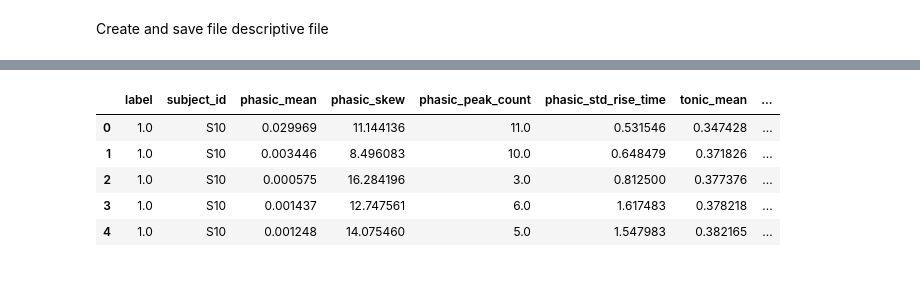
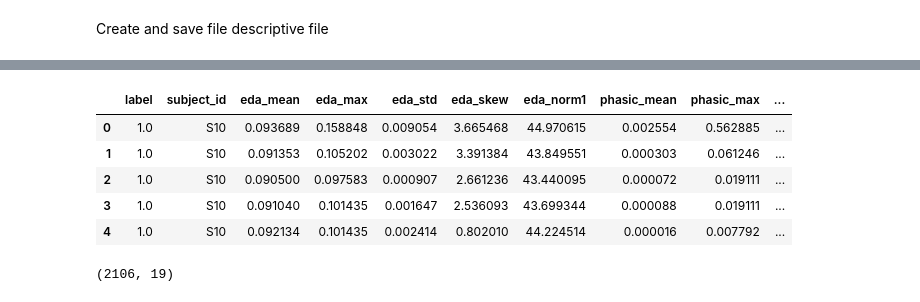
Before and after one commit to SavianViera/EDA_Stress_Prediction_Model, a Jupyter notebook: python_code/Statistical_Feature_Extraction.ipynb, the cells around one changed output, grey strips where cells are left out. Cells and saved outputs as stored; diff of their text form; code cells hidden in the pictures.

```diff
--- a/python_code/Statistical_Feature_Extraction.ipynb
+++ b/python_code/Statistical_Feature_Extraction.ipynb
@@ -97,0 +150,3 @@ phasic_10 = reshape_function(phasic, name='Phasic')
+# %%
+tonic_descriptives = sig2features(tonic_reshaped, 'tonic')
+tonic_descriptives.head()
@@ -164,0 +162,8 @@ phasic_descriptives.head()
+# %%
+# Test example before I implemented on full dataframe the rise time standard deviation descriptive
+phasic_reshape = reshape_function(phasic, name='Phasic')
+row_example = phasic_reshape.iloc[0:1,2:]
+signals, info = nk.eda_peaks(np.array(row_example).flatten(), sampling_rate=fs)
+# Calculate rise times in seconds
+rise_times_sec = (info["SCR_Peaks"] - info["SCR_Onsets"]) / fs
+np.nanstd(rise_times_sec)
@@ -164,0 +172,4 @@ phasic_descriptives.head()
+# %%
+
+phasic_descriptives = sig2features(phasic_reshape, 'phasic')
+phasic_descriptives.head()
@@ -165,2 +183,6 @@ phasic_descriptives.head()
 # %% [markdown]
 Create and save file descriptive file
+# %%
+eda_reshaped = reshape_function(eda, name='EDA')
+eda_descriptives = sig2features(eda_reshaped, 'eda')
+eda_descriptives.head()
@@ -167,15 +196,22 @@ Create and save file descriptive file
 # %%
 feature_dataframe = pd.concat(
-    [phasic_descriptives, tonic_descriptives.drop(columns=["subject_id", "label"])],
+    [eda_descriptives,
+     phasic_descriptives.drop(columns=["subject_id", "label"]),
+     tonic_descriptives.drop(columns=["subject_id", "label"]),
+     ],
     axis=1,
 )
 feature_dataframe.head()
 # %% [output]
-|  | label | subject_id | phasic_mean | phasic_skew | phasic_peak_count | phasic_std_rise_time | tonic_mean | ... |
-| 0 | 1.0 | S10 | 0.029969 | 11.144136 | 11.0 | 0.531546 | 0.347428 | ... |
-| 1 | 1.0 | S10 | 0.003446 | 8.496083 | 10.0 | 0.648479 | 0.371826 | ... |
-| 2 | 1.0 | S10 | 0.000575 | 16.284196 | 3.0 | 0.812500 | 0.377376 | ... |
-| 3 | 1.0 | S10 | 0.001437 | 12.747561 | 6.0 | 1.617483 | 0.378218 | ... |
-| 4 | 1.0 | S10 | 0.001248 | 14.075460 | 5.0 | 1.547983 | 0.382165 | ... |
+|  | label | subject_id | eda_mean | eda_max | eda_std | eda_skew | eda_norm1 | phasic_mean | phasic_max | ... |
+| 0 | 1.0 | S10 | 0.093689 | 0.158848 | 0.009054 | 3.665468 | 44.970615 | 0.002554 | 0.562885 | ... |
+| 1 | 1.0 | S10 | 0.091353 | 0.105202 | 0.003022 | 3.391384 | 43.849551 | 0.000303 | 0.061246 | ... |
+| 2 | 1.0 | S10 | 0.090500 | 0.097583 | 0.000907 | 2.661236 | 43.440095 | 0.000072 | 0.019111 | ... |
+| 3 | 1.0 | S10 | 0.091040 | 0.101435 | 0.001647 | 2.536093 | 43.699344 | 0.000088 | 0.019111 | ... |
+| 4 | 1.0 | S10 | 0.092134 | 0.101435 | 0.002414 | 0.802010 | 44.224514 | 0.000016 | 0.007792 | ... |
+# %%
+feature_dataframe.shape
+# %% [output]
+(2106, 19)
 # %%
 feature_dataframe.to_csv("../Data/wesad_eda/feature_dataframe.csv", index=False)
```
Also changed, not shown: parts of 22 cells of this notebook, 9 other files.
